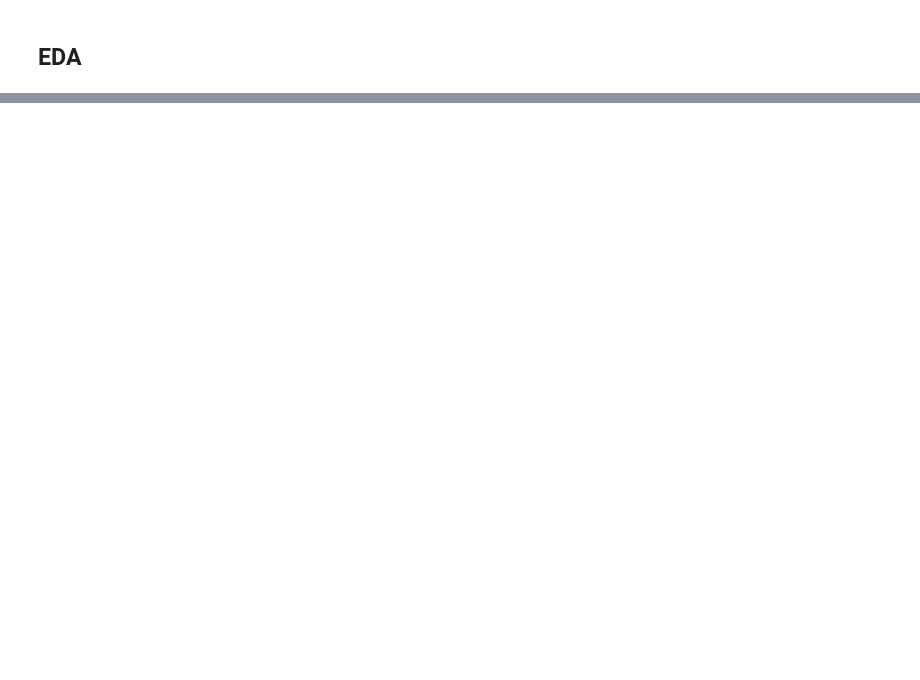
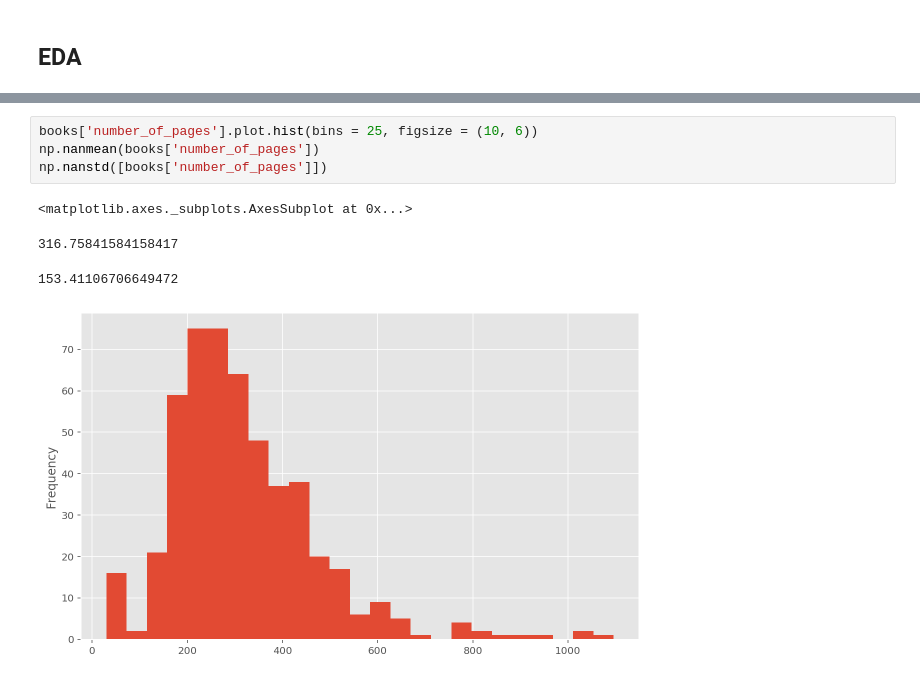
Before and after one commit to chanvarma/chanvarma-thinkful, a Jupyter notebook: capstones/1_books_to_movies/data_viz.ipynb, the cells around one changed output, grey strips where cells are left out. Saved outputs shown, nothing was run; the diff lists cells and outputs as text; blank space fills up the shorter version.

```diff
--- a/capstones/1_books_to_movies/data_viz.ipynb
+++ b/capstones/1_books_to_movies/data_viz.ipynb
@@ -177,0 +328,9 @@ sum(books['book_id'].value_counts() > 1), sum(movies['movie_id'].value_counts()
+# %%
+books['number_of_pages'].plot.hist(bins = 25, figsize = (10, 6))
+np.nanmean(books['number_of_pages'])
+np.nanstd([books['number_of_pages']])
+# %% [output]
+<matplotlib.axes._subplots.AxesSubplot at 0x...>
+316.75841584158417
+153.41106706649472
+[figure, added]
```
Also changed, not shown: parts of 34 cells of this notebook.
